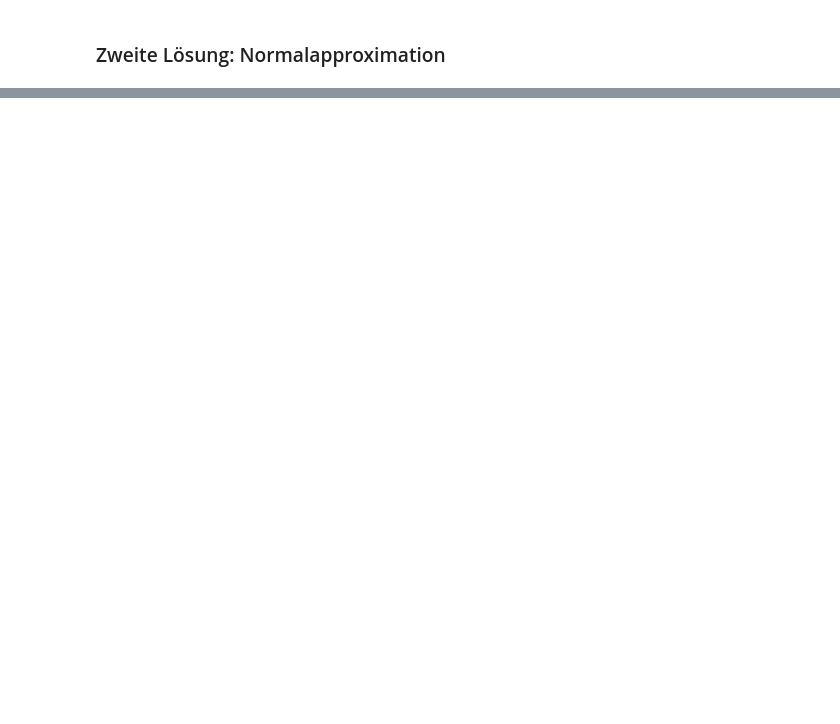
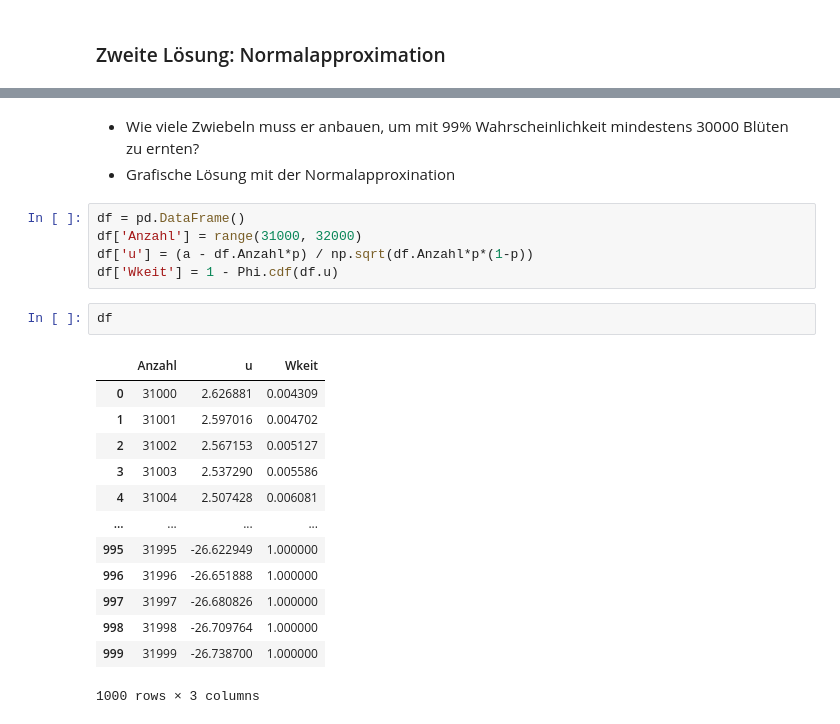
Before and after one commit to Ruediger-Braun/mfb2425, a Jupyter notebook: lektion11.ipynb, the cells around one changed output, grey strips where cells are left out. Drawn from its saved outputs; the diff is of its cells as text; blank space fills up the shorter version.

```diff
--- a/lektion11.ipynb
+++ b/lektion11.ipynb
@@ -364,0 +500,24 @@ u
+# %% [markdown]
+* Wie viele Zwiebeln muss er anbauen, um mit 99% Wahrscheinlichkeit mindestens 30000 Blüten zu ernten?
+* Grafische Lösung mit der Normalapproxination
+# %%
+df = pd.DataFrame()
+df['Anzahl'] = range(31000, 32000)
+df['u'] = (a - df.Anzahl*p) / np.sqrt(df.Anzahl*p*(1-p))
+df['Wkeit'] = 1 - Phi.cdf(df.u)
+# %%
+df
+# %% [output]
+|  | Anzahl | u | Wkeit |
+| 0 | 31000 | 2.626881 | 0.004309 |
+| 1 | 31001 | 2.597016 | 0.004702 |
+| 2 | 31002 | 2.567153 | 0.005127 |
+| 3 | 31003 | 2.537290 | 0.005586 |
+| 4 | 31004 | 2.507428 | 0.006081 |
+| ... | ... | ... | ... |
+| 995 | 31995 | -26.622949 | 1.000000 |
+| 996 | 31996 | -26.651888 | 1.000000 |
+| 997 | 31997 | -26.680826 | 1.000000 |
+| 998 | 31998 | -26.709764 | 1.000000 |
+| 999 | 31999 | -26.738700 | 1.000000 |
+1000 rows × 3 columns
```
Also changed, not shown: parts of 52 cells of this notebook.
